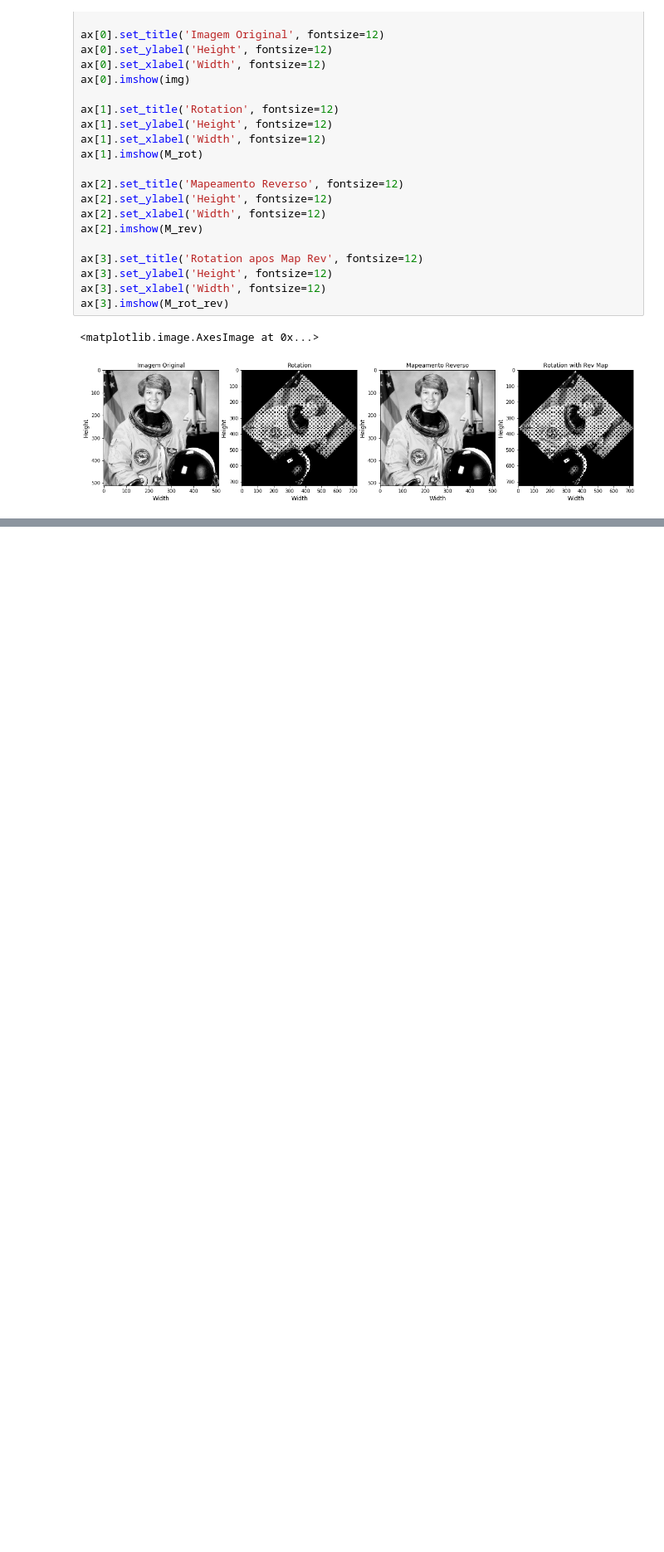
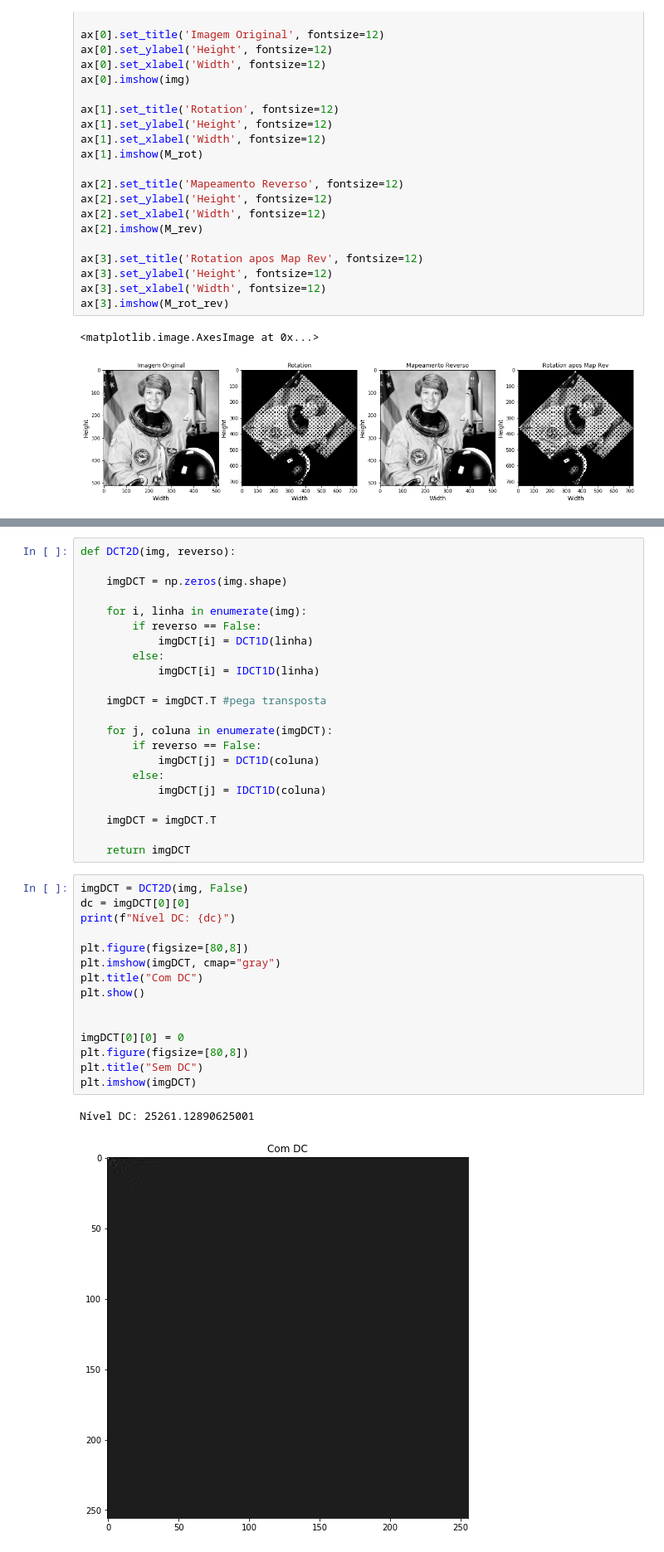
Before and after one commit to tuliosouza99/Projeto2PDI, a Jupyter notebook: Projeto2PDI.ipynb, the cells around one changed output, grey strips where cells are left out. Shown: that part at 83% size. Saved outputs shown, nothing was run; the diff lists cells and outputs as text; blank space fills up the shorter version.

```diff
--- a/Projeto2PDI.ipynb
+++ b/Projeto2PDI.ipynb
@@ -119,0 +199,40 @@ ax[3].imshow(M_rot_rev)
+# %%
+def DCT2D(img, reverso):
+
+    imgDCT = np.zeros(img.shape)
+
+    for i, linha in enumerate(img):
+        if reverso == False:
+            imgDCT[i] = DCT1D(linha)
+        else:
+            imgDCT[i] = IDCT1D(linha)
+
+    imgDCT = imgDCT.T #pega transposta
+
+    for j, coluna in enumerate(imgDCT):
+        if reverso == False:
+            imgDCT[j] = DCT1D(coluna)
+        else:
+            imgDCT[j] = IDCT1D(coluna)
+
+    imgDCT = imgDCT.T
+
+    return imgDCT
+# %%
+imgDCT = DCT2D(img, False)
+dc = imgDCT[0][0]
+print(f"Nível DC: {dc}")
+
+plt.figure(figsize=[80,8])
+plt.imshow(imgDCT, cmap="gray")
+plt.title("Com DC")
+plt.show()
+
+
+imgDCT[0][0] = 0
+plt.figure(figsize=[80,8])
+plt.title("Sem DC")
+plt.imshow(imgDCT)
+# %% [output]
+Nível DC: 25261.12890625001
+[figure, added]
```
Also changed, not shown: parts of 7 cells of this notebook, 1 other file.
